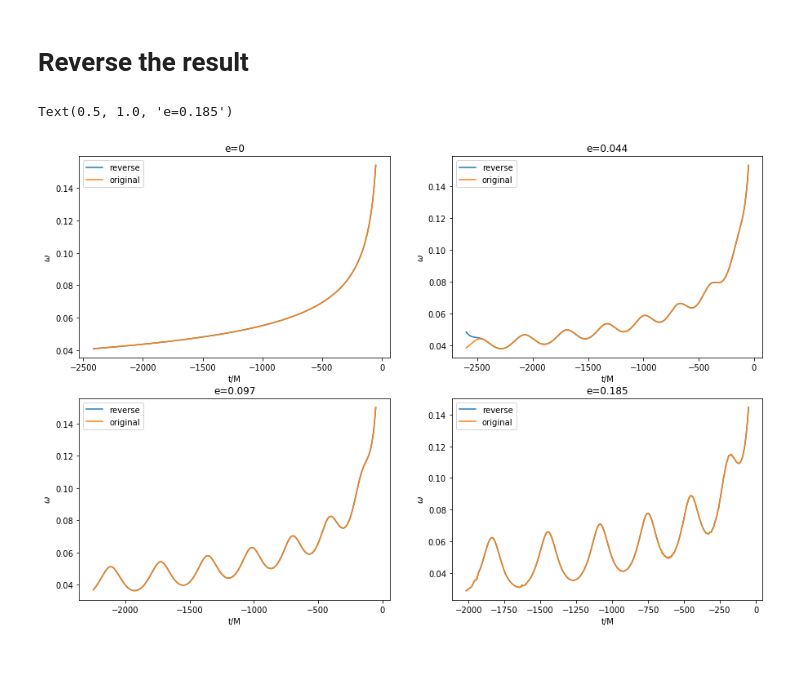
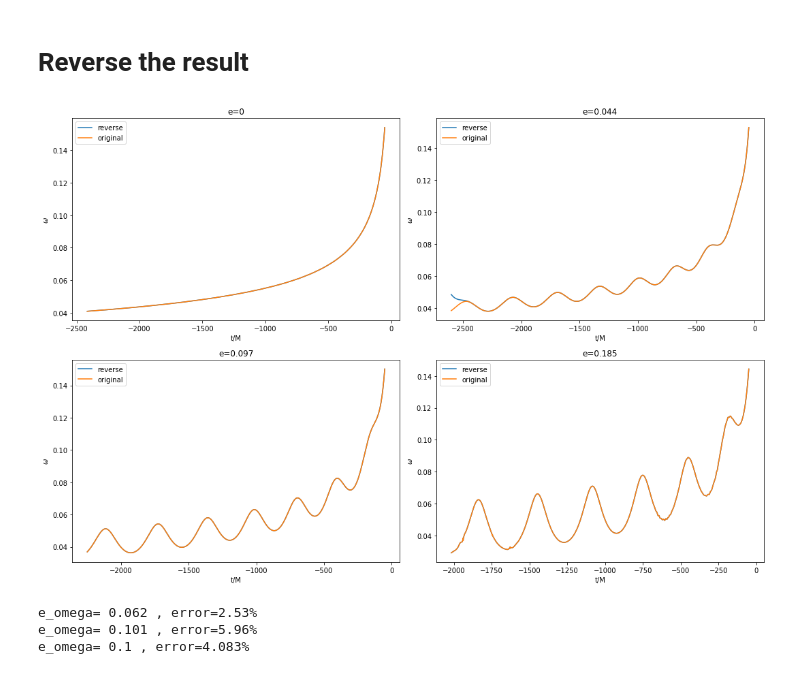
Before and after one commit to Yoshinta/pyrex, a Jupyter notebook: example/measure_ecc_pyrex.ipynb, the cells around one changed output. Drawn from its saved outputs; the diff is of its cells as text; code cells hidden in the pictures.

```diff
--- a/example/measure_ecc_pyrex.ipynb
+++ b/example/measure_ecc_pyrex.ipynb
@@ -130,0 +280,21 @@ plt.legend()
+# %%
+for i in range(len(interpol_omeg_c[3])-1):
+    if (interpol_omeg_c[3][i+1]-interpol_omeg_c[3][i])<0:
+        print(i,interpol_omeg_c[3][i])
+# %%
+from scipy.integrate import simps
+from scipy import integrate
+hrsult=[]
+
+for i in range (len(train_name2)):
+    omega_r = integrate.cumtrapz(omega_lim[i], time_lim[i],initial=0)
+    #plt.plot(train_q2.time[i],-np.unwrap(np.angle(train_q2.h22[i])))
+    #plt.plot(train_q2.time[i],np.gradient(-train_q2.phase[i],train_q2.time[i]))
+    hrsult.append(amp_lim[i]*np.exp((-omega_r+phase_lim[i][0])*1j))
+    plt.plot(time_lim[i],h22_lim[i])
+    plt.plot(time_lim[i],amp_lim[i]*np.exp(phase_lim[i]*1j))
+    plt.plot(time_lim[i],hrsult[i])
+    #plt.xlim(time_lim[i][0]+200,0)
+    plt.tight_layout()
+    #plt.savefig('../../fig/phase_'+str(i)+'.pdf')
+    plt.show()
@@ -130,0 +306,8 @@ plt.legend()
+# %%
+from pycbc.filter import match
+from pycbc.types import FrequencySeries
+
+for i in range(len(train_e_comm2)):
+    hr_frequency=FrequencySeries(hrsult[i],delta_f=0.1)
+    h2_frequency=FrequencySeries(h22_lim[i],delta_f=0.1)
+    print(match(hr_frequency,h2_frequency))
@@ -130,0 +319,8 @@ plt.legend()
+# %%
+for i in range (len(train_name2)):
+    omega_r = integrate.cumtrapz(omega_lim[i], time_lim[i], initial=0)
+
+    plt.plot(time_lim[i],(omega_r-phase_lim[i][0]))
+    plt.plot(time_lim[i],-phase_lim[i])
+    #plt.plot(time_lim[i],-np.unwrap(np.angle(h)))
+    plt.show()
@@ -152,32 +360,33 @@ plt.plot(time_lim[0],reverse[0],label='reverse')
 plt.plot(time_lim[0],omega_lim[0],label='original')
 plt.xlabel('t/M')
 plt.ylabel('$\omega$')
 plt.legend()
 plt.title('e='+str(train_e_comm2[0]))
 
 plt.subplot(222)
 plt.plot(time_lim[1],reverse[1],label='reverse')
 plt.plot(time_lim[1],omega_lim[1],label='original')
 plt.legend()
 plt.xlabel('t/M')
 plt.ylabel('$\omega$')
 plt.title('e='+str(train_e_comm2[1]))
 
 plt.subplot(223)
 plt.plot(time_lim[2],reverse[2],label='reverse')
 plt.plot(time_lim[2],omega_lim[2],label='original')
 plt.legend()
 plt.xlabel('t/M')
 plt.ylabel('$\omega$')
 plt.title('e='+str(train_e_comm2[2]))
 
 plt.subplot(224)
 plt.plot(time_lim[3],reverse[3],label='reverse')
 plt.plot(time_lim[3],omega_lim[3],label='original')
 plt.legend()
 plt.xlabel('t/M')
 plt.ylabel('$\omega$')
 plt.title('e='+str(train_e_comm2[3]))
+plt.tight_layout()
+#plt.savefig('../../fig/omega_r.pdf')
 # %% [output]
-Text(0.5, 1.0, 'e=0.185')
-[figure, old version]
+[figure, new version]
@@ -183,0 +396,19 @@ Text(0.5, 1.0, 'e=0.185')
+# %%
+i=0
+omega_lim_test=[]
+e_omega_lim_t=[]
+time_lim_test=[]
+e_measured_test=[]
+while (i<len(test_name2)):
+    time_cut=test_q2.time[i][0]+600
+    time_lim_test.append(tools.time_window_greater(test_q2.time[i],time_cut,test_q2.time[i]))
+    omega_lim_test.append(tools.time_window_greater(test_q2.time[i],time_cut,test_q2.omega[i]))
+    e_omega_lim_t.append(tools.time_window_greater(test_q2.time[i],time_cut,test_q2.e_omega[i]))
+    first_local_max=tools.find_locals(e_omega_lim_t[i],local_min=False,sfilter=True)[0]
+    e_measured_test.append(e_omega_lim_t[i][first_local_max])
+    print(str("e_omega="),round(e_measured_test[i],3),str(", error=")+str(round(np.abs(e_measured_test[i]-test_e_comm2[i])/(test_e_comm2[i])*100,3))+str('%'))
+    i=i+1
+# %% [output]
+e_omega= 0.062 , error=2.53%
+e_omega= 0.101 , error=5.96%
+e_omega= 0.1 , error=4.083%
```
Also changed, not shown: parts of 41 cells of this notebook, 7 other files.
